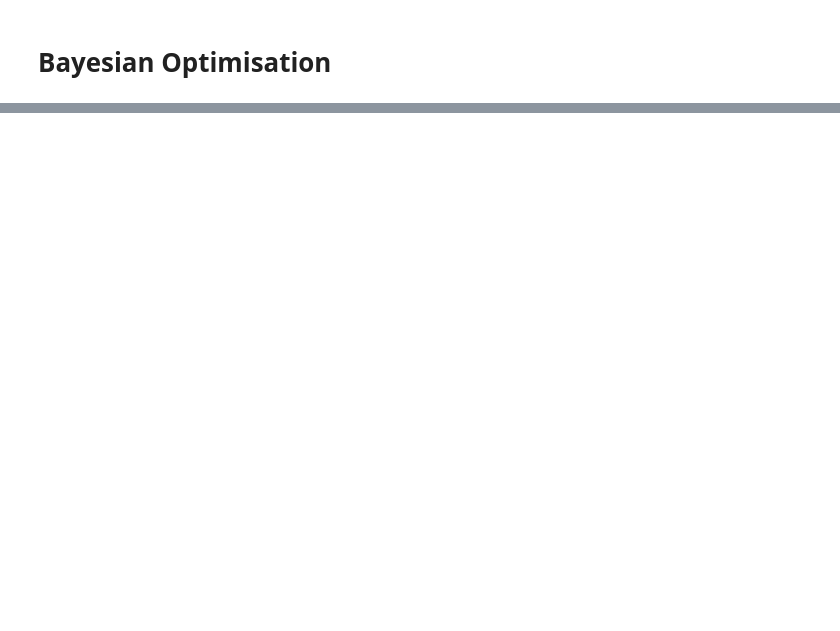
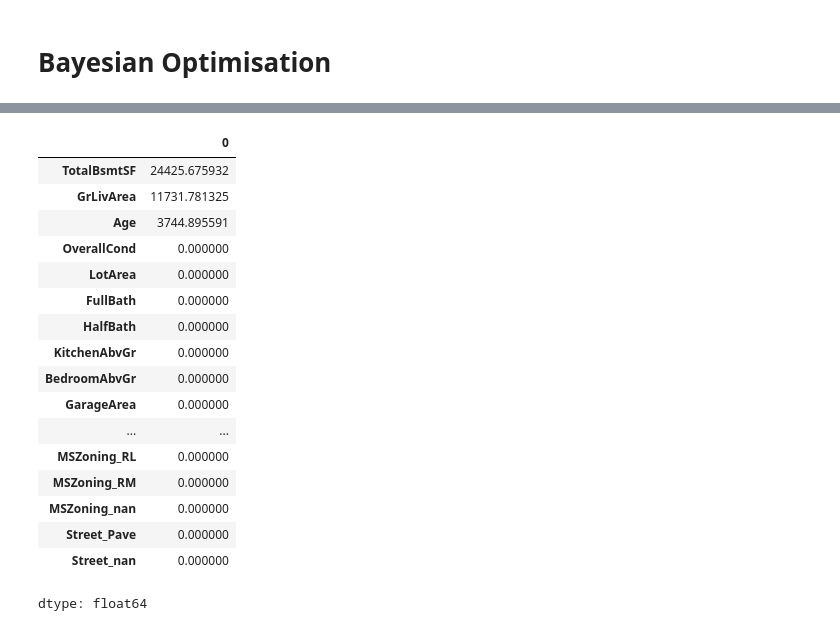
Before and after one commit to mabdulrehman8833-cloud/bd4dm, a Jupyter notebook: Model development/Exercise 3.ipynb, the cells around one changed output, grey strips where cells are left out. Cells and saved outputs as stored; diff of their text form; code cells hidden in the pictures; blank space fills up the shorter version.

```diff
--- a/Model development/Exercise 3.ipynb
+++ b/Model development/Exercise 3.ipynb
@@ -124,0 +331,21 @@ cv_results.sort_values('mean_test_score')
+# %%
+pd.Series(result.importances_mean, index=Xtest.columns).sort_values(ascending=False)
+# %% [output]
+|  | 0 |
+| TotalBsmtSF | 24425.675932 |
+| GrLivArea | 11731.781325 |
+| Age | 3744.895591 |
+| OverallCond | 0.000000 |
+| LotArea | 0.000000 |
+| FullBath | 0.000000 |
+| HalfBath | 0.000000 |
+| KitchenAbvGr | 0.000000 |
+| BedroomAbvGr | 0.000000 |
+| GarageArea | 0.000000 |
+| ... | ... |
+| MSZoning_RL | 0.000000 |
+| MSZoning_RM | 0.000000 |
+| MSZoning_nan | 0.000000 |
+| Street_Pave | 0.000000 |
+| Street_nan | 0.000000 |
+dtype: float64
```
Also changed, not shown: parts of 25 cells of this notebook.
